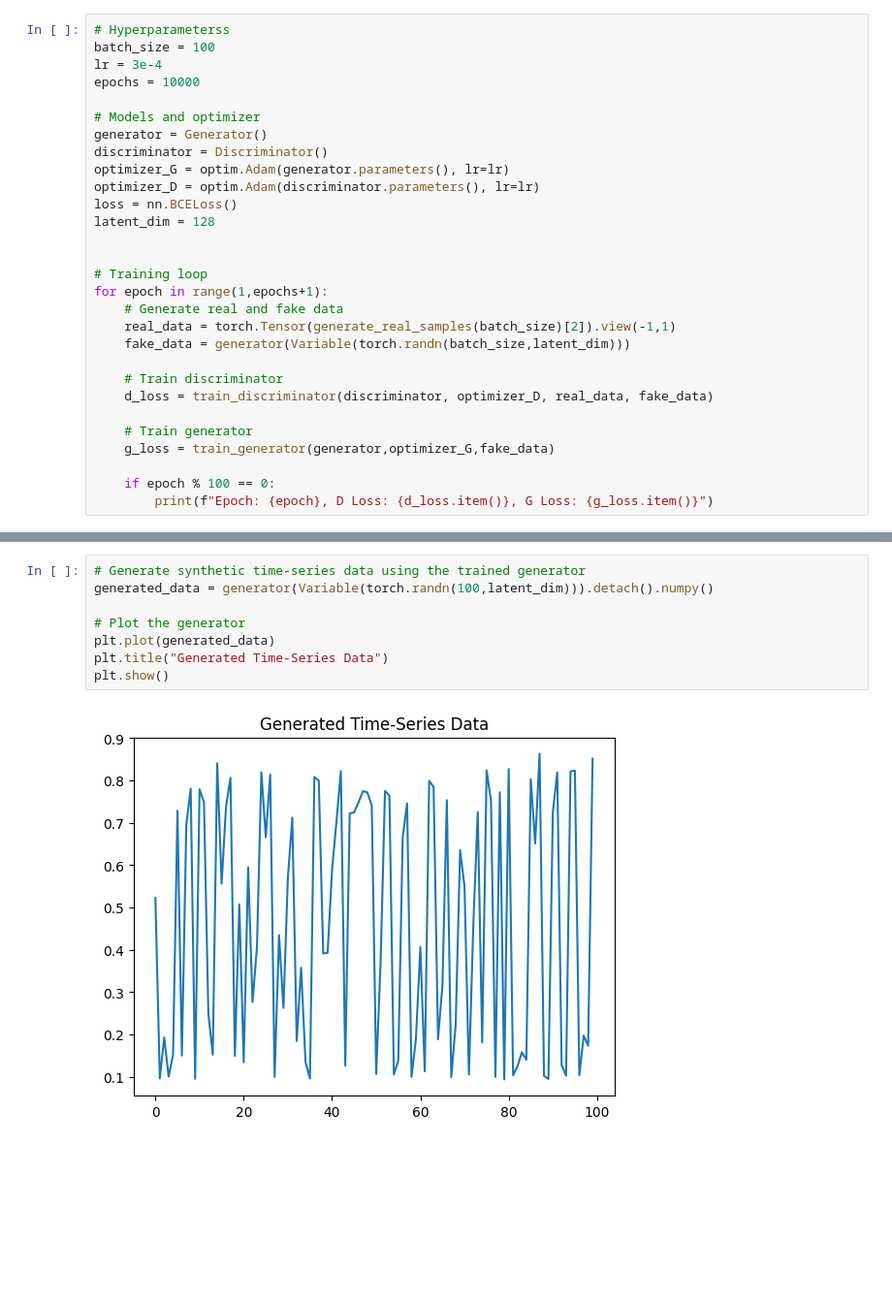
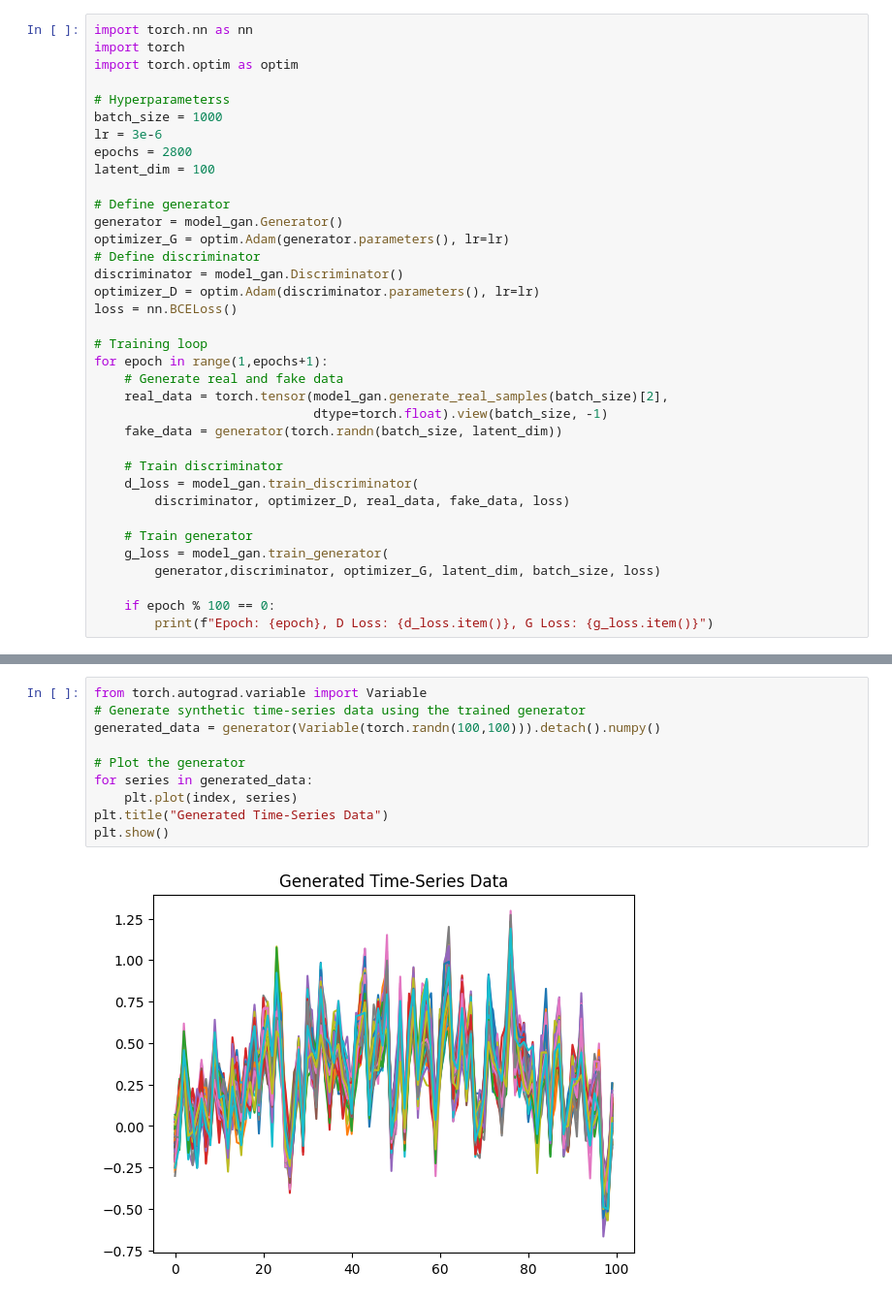
Before and after one commit to hrsxz/AnomalyDetectionTimeSeries, a Jupyter notebook: MultivariateTimeSeries/notebook/time-series-gan-with-pytorch.ipynb, the cells around one changed output, grey strips where cells are left out. Shown: that part at 97% size. Drawn from its saved outputs; the diff is of its cells as text; blank space fills up the shorter version.

```diff
--- a/MultivariateTimeSeries/notebook/time-series-gan-with-pytorch.ipynb
+++ b/MultivariateTimeSeries/notebook/time-series-gan-with-pytorch.ipynb
@@ -121,29 +49,36 @@ def train_generator(generator, optimizer, fake_data):
 # %%
+import torch.nn as nn
+import torch
+import torch.optim as optim
+
 # Hyperparameterss
-batch_size = 100
-lr = 3e-4
-epochs = 10000
+batch_size = 1000
+lr = 3e-6
+epochs = 2800
+latent_dim = 100
 
-# Models and optimizer
-generator = Generator()
-discriminator = Discriminator()
+# Define generator
+generator = model_gan.Generator()
 optimizer_G = optim.Adam(generator.parameters(), lr=lr)
+# Define discriminator
+discriminator = model_gan.Discriminator()
 optimizer_D = optim.Adam(discriminator.parameters(), lr=lr)
 loss = nn.BCELoss()
-latent_dim = 128
-
 
 # Training loop
 for epoch in range(1,epochs+1):
     # Generate real and fake data
-    real_data = torch.Tensor(generate_real_samples(batch_size)[2]).view(-1,1)
-    fake_data = generator(Variable(torch.randn(batch_size,latent_dim)))
+    real_data = torch.tensor(model_gan.generate_real_samples(batch_size)[2],
+                             dtype=torch.float).view(batch_size, -1)
+    fake_data = generator(torch.randn(batch_size, latent_dim))
 
     # Train discriminator
-    d_loss = train_discriminator(discriminator, optimizer_D, real_data, fake_data)
+    d_loss = model_gan.train_discriminator(
+        discriminator, optimizer_D, real_data, fake_data, loss)
 
     # Train generator
-    g_loss = train_generator(generator,optimizer_G,fake_data)
+    g_loss = model_gan.train_generator(
+        generator,discriminator, optimizer_G, latent_dim, batch_size, loss)
 
     if epoch % 100 == 0:
         print(f"Epoch: {epoch}, D Loss: {d_loss.item()}, G Loss: {g_loss.item()}")
@@ -152,10 +103,12 @@ RuntimeError: mat1 and mat2 shapes cannot be multiplied (100x128 and 64x1)
 # %%
+from torch.autograd.variable import Variable
 # Generate synthetic time-series data using the trained generator
-generated_data = generator(Variable(torch.randn(100,latent_dim))).detach().numpy()
+generated_data = generator(Variable(torch.randn(100,100))).detach().numpy()
 
 # Plot the generator
-plt.plot(generated_data)
+for series in generated_data:
+    plt.plot(index, series)
 plt.title("Generated Time-Series Data")
 plt.show()
 # %% [output]
-[figure, old version]
+[figure, new version]
```
Also changed, not shown: parts of 11 cells of this notebook, 10 other files.
